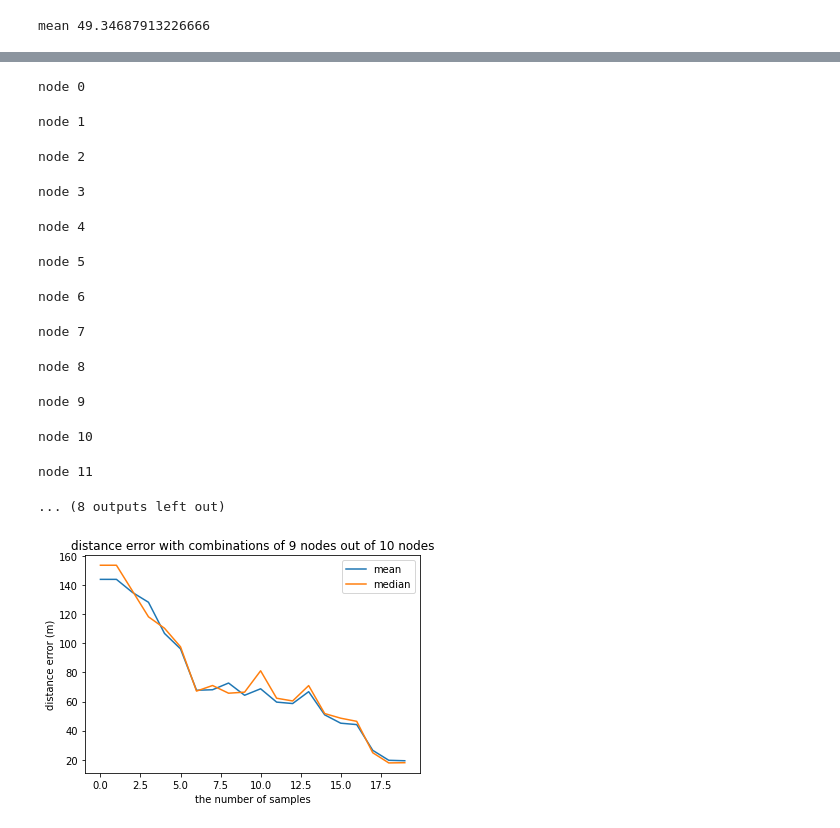
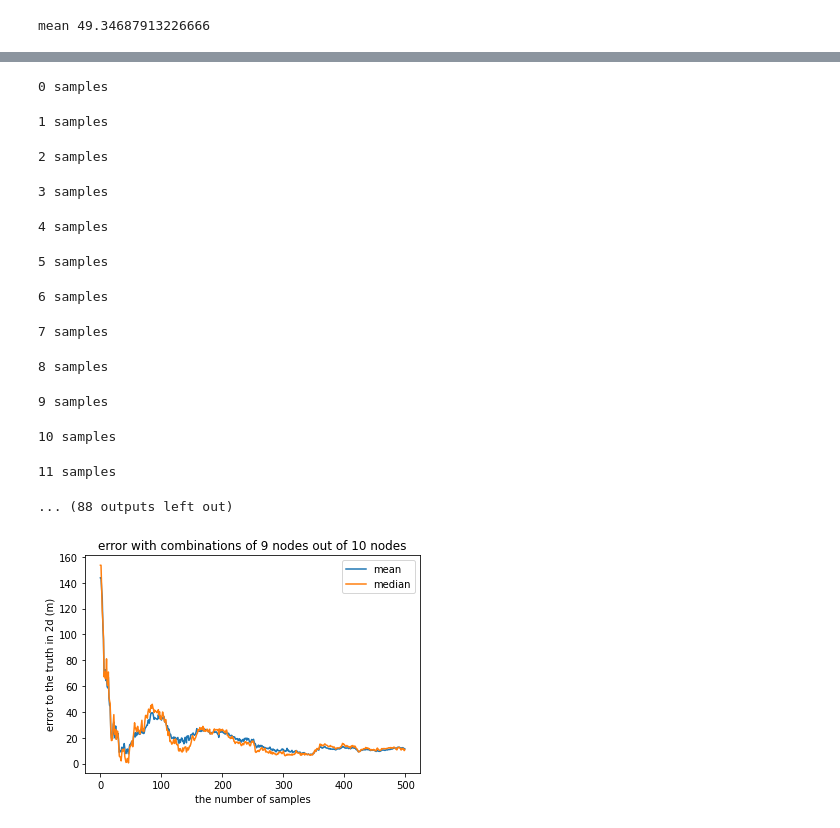
Before and after one commit to kazuyahirotsu/LoRaPos, a Jupyter notebook: simulation/flora_simulation/scripts/rssi2distance_analysis.ipynb, the cells around one changed output, grey strips where cells are left out. Saved outputs shown, nothing was run; the diff lists cells and outputs as text; code cells hidden in the pictures.

```diff
--- a/simulation/flora_simulation/scripts/rssi2distance_analysis.ipynb
+++ b/simulation/flora_simulation/scripts/rssi2distance_analysis.ipynb
@@ -171,10 +191,10 @@ from scipy.optimize import minimize
 import matplotlib.pyplot as plt
 from mpl_toolkits.mplot3d import Axes3D
 import pyproj
-
+from tqdm import tqdm
 results = []
 
-for i in range(20):
+for i in tqdm(range(500)):
     d = np.array(distance_average_df[i].tolist())
 
     # gw100m
@@ -226,7 +246,7 @@ for i in range(20):
         distances = np.linalg.norm(xyz_sources - xyz_receiver, axis=1)
         errors = distances - d
         large_errors = np.abs(errors) >= delta
-        print('Number of large errors:', np.sum(large_errors))
+        # print('Number of large errors:', np.sum(large_errors))
         loss_array.append(np.sum(huber_loss(errors)))
         errors_array.append(np.sqrt(errors**2))
         return np.sum(huber_loss(errors))
@@ -255,7 +275,7 @@ for i in range(20):
     # Convert the estimated Cartesian coordinates of the receiver back to GPS coordinates
     receiver_location_estimated = to_gps(*xyz_receiver_estimated)
 
-    print('Receiver location:', receiver_location_estimated)
-    print('error to the truth in 3d', np.linalg.norm(to_cartesian(*answer_location)-xyz_receiver_estimated))
-    print('error to the truth in 2d', np.linalg.norm(np.array(to_cartesian_2d(*answer_location[:2])) - np.array(to_cartesian_2d(*receiver_location_estimated[:2]))))
+    # print('Receiver location:', receiver_location_estimated)
+    # print('error to the truth in 3d', np.linalg.norm(to_cartesian(*answer_location)-xyz_receiver_estimated))
+    # print('error to the truth in 2d', np.linalg.norm(np.array(to_cartesian_2d(*answer_location[:2])) - np.array(to_cartesian_2d(*receiver_location_estimated[:2]))))
     results.append(np.linalg.norm(np.array(to_cartesian_2d(*answer_location[:2])) - np.array(to_cartesian_2d(*receiver_location_estimated[:2]))))
@@ -305,8 +307,8 @@ from tqdm import tqdm
 results_mean = []
 results_median = []
 
-for i in range(20):
-    print("node", i)
+for i in range(500):
+    print(i, "samples")
     d = np.array(distance_average_df[i].tolist())
 
     # gw100m
@@ -421,27 +423,27 @@ for i in range(20):
     median_estimation_gps_error = np.linalg.norm(np.array(to_cartesian_2d(*answer_location[:2])) - np.array(to_cartesian_2d(*median_estimation_gps[:2])))
     results_median.append(median_estimation_gps_error)
 # %% [output]
-node 0
+0 samples
-node 1
+1 samples
-node 2
+2 samples
-node 3
+3 samples
-node 4
+4 samples
-node 5
+5 samples
-node 6
+6 samples
-node 7
+7 samples
-node 8
+8 samples
-node 9
+9 samples
-node 10
+10 samples
-node 11
+11 samples
-... (8 outputs left out)
+... (88 outputs left out)
 # %%
 plt.figure(facecolor="white")
 plt.plot(results_mean, label="mean")
 plt.plot(results_median, label="median")
 plt.legend()
-plt.title("distance error with combinations of 9 nodes out of 10 nodes")
+plt.title("error with combinations of 9 nodes out of 10 nodes")
 plt.xlabel("the number of samples")
-plt.ylabel("distance error (m)")
+plt.ylabel("error to the truth in 2d (m)")
 plt.show()
 # %% [output]
-[figure, old version]
+[figure, new version]
```
Also changed, not shown: parts of 6 cells of this notebook, 38 other files.
